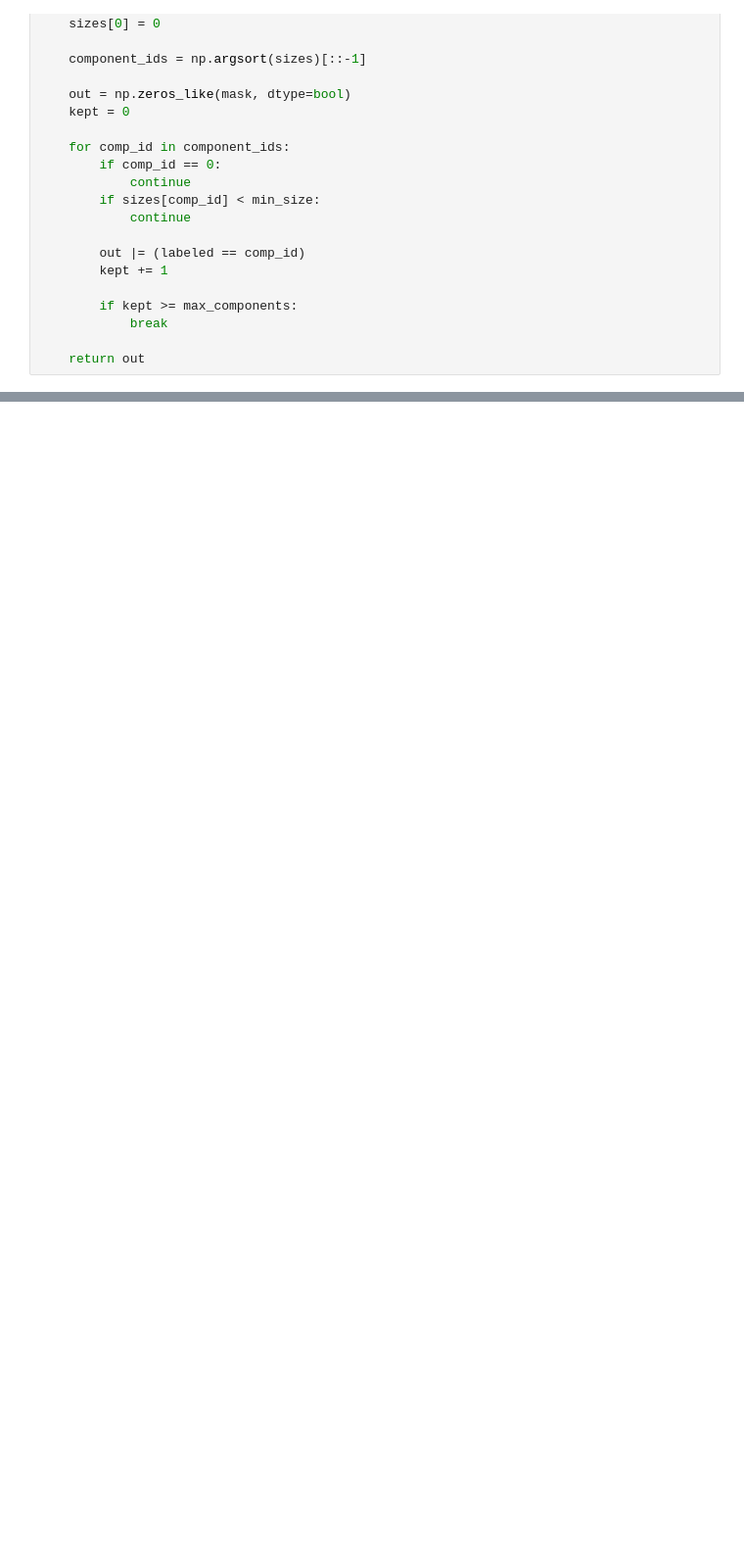
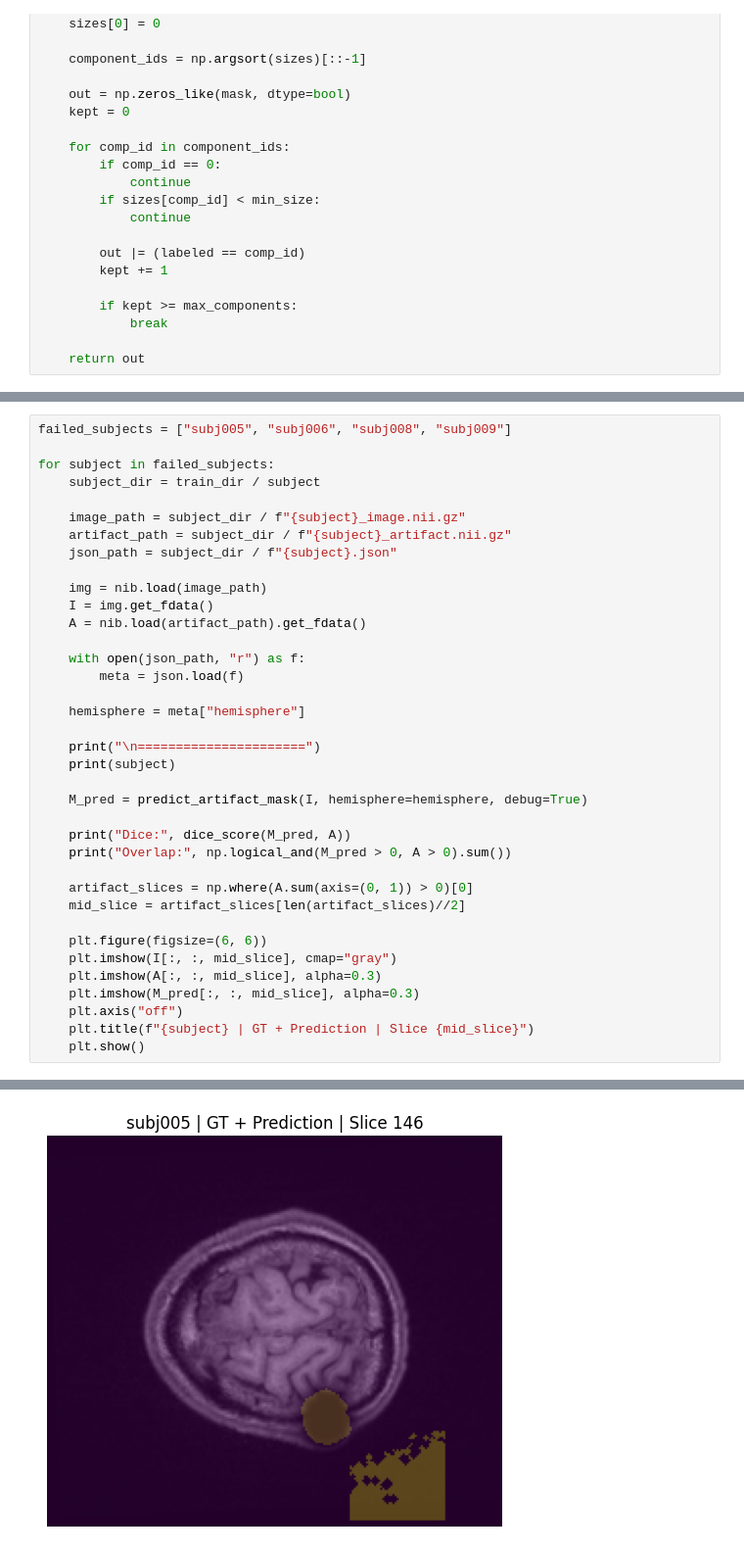
Before and after one commit to lucywu12/mia-final-2, a Jupyter notebook: notebooks/automatic_artifact_detection.ipynb, the cells around one changed output, grey strips where cells are left out. Shown at 98% size. Drawn from its saved outputs; the diff is of its cells as text; blank space fills up the shorter version.

```diff
--- a/notebooks/automatic_artifact_detection.ipynb
+++ b/notebooks/automatic_artifact_detection.ipynb
@@ -345,0 +314,38 @@ subj010 | hemi=right | Dice=0.1515 | overlap=3778 | pred=35465 | gt=14425.0
+# %%
+failed_subjects = ["subj005", "subj006", "subj008", "subj009"]
+
+for subject in failed_subjects:
+    subject_dir = train_dir / subject
+
+    image_path = subject_dir / f"{subject}_image.nii.gz"
+    artifact_path = subject_dir / f"{subject}_artifact.nii.gz"
+    json_path = subject_dir / f"{subject}.json"
+
+    img = nib.load(image_path)
+    I = img.get_fdata()
+    A = nib.load(artifact_path).get_fdata()
+
+    with open(json_path, "r") as f:
+        meta = json.load(f)
+
+    hemisphere = meta["hemisphere"]
+
+    print("\n======================")
+    print(subject)
+
+    M_pred = predict_artifact_mask(I, hemisphere=hemisphere, debug=True)
+
+    print("Dice:", dice_score(M_pred, A))
+    print("Overlap:", np.logical_and(M_pred > 0, A > 0).sum())
+
+    artifact_slices = np.where(A.sum(axis=(0, 1)) > 0)[0]
+    mid_slice = artifact_slices[len(artifact_slices)//2]
+
+    plt.figure(figsize=(6, 6))
+    plt.imshow(I[:, :, mid_slice], cmap="gray")
+    plt.imshow(A[:, :, mid_slice], alpha=0.3)
+    plt.imshow(M_pred[:, :, mid_slice], alpha=0.3)
+    plt.axis("off")
+    plt.title(f"{subject} | GT + Prediction | Slice {mid_slice}")
+    plt.show()
+# %% [output]
@@ -345,0 +363 @@ subj010 | hemi=right | Dice=0.1515 | overlap=3778 | pred=35465 | gt=14425.0
+[figure, added]
```
Also changed, not shown: parts of 5 cells of this notebook.
